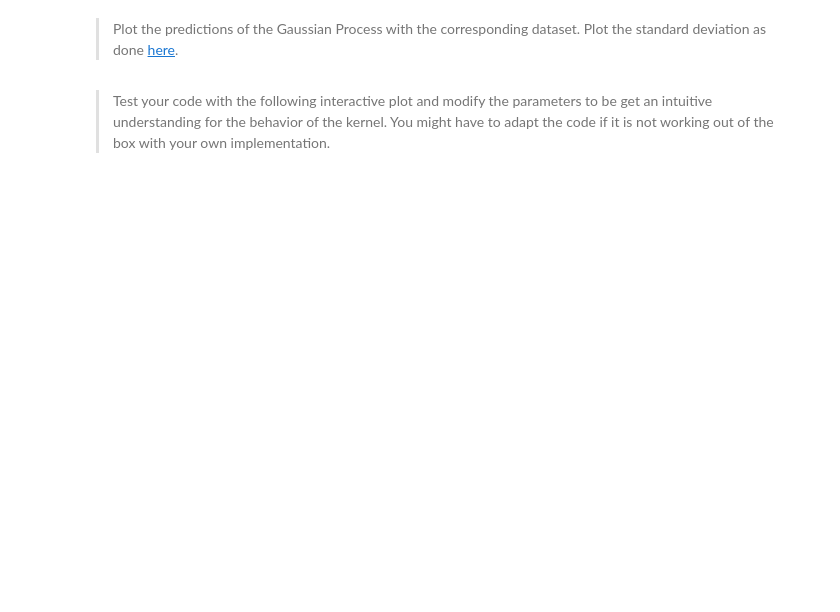
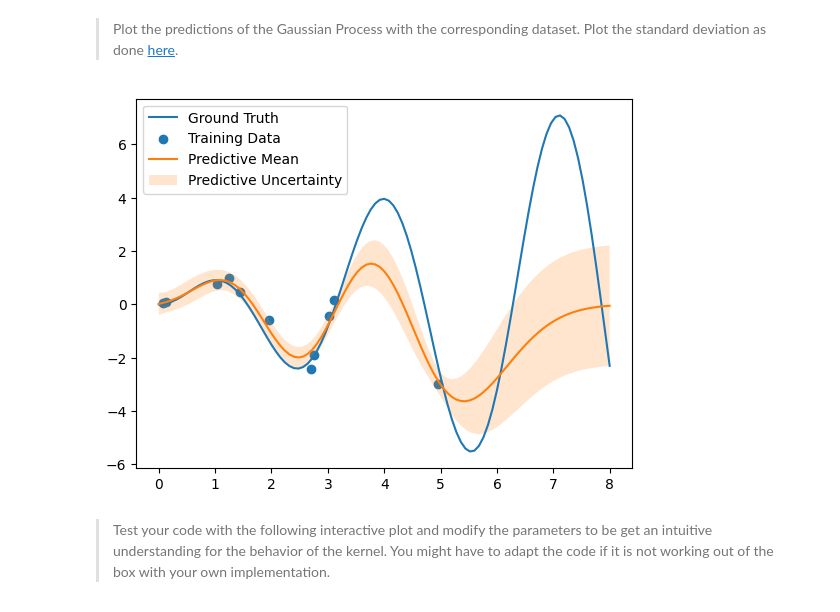
Before and after one commit to aalbayrak394/Pattern-Recognition-II, a Jupyter notebook: notebooks/02_gaussian_processes.ipynb, the cells around one changed output. Cells and saved outputs as stored; diff of their text form; code cells hidden in the pictures; blank space fills up the shorter version.

```diff
--- a/notebooks/02_gaussian_processes.ipynb
+++ b/notebooks/02_gaussian_processes.ipynb
@@ -118,2 +125,16 @@ class GaussianProcess(GaussianProcess):
+# %%
+class GaussianProcess(GaussianProcess):
+    def fit(self, X, y, noise=.1):
+        self.noise = noise
+        self.C = np.array([[self.kernel(x, y) for x in X] for y in X]) + noise * np.eye(len(X))
+        self.X = X
+        self.y = y
+
+    def predict_conditional(self, inp):
+        k = np.array([self.kernel(x, inp) for x in self.X])
+        c = self.kernel(inp, inp) + self.noise
+        mean = k.dot(np.linalg.solve(self.C, self.y))
+        var = c - k.dot(np.linalg.solve(self.C, k))
+        return mean, var
 # %% [markdown]
 > Plot the predictions of the Gaussian Process with the corresponding dataset. Plot the standard deviation as done [here](https://stackoverflow.com/questions/45136420/filling-range-of-graph-in-matplotlib).
@@ -124,3 +141,22 @@ class GaussianProcess(GaussianProcess):
+# %%
+# reinitialize the axis
+axis = np.linspace(0, 8, 101)
+
+gp = GaussianProcess(ExponentialCovariance(theta0=5))
+gp.fit(X, y)
+
+pred_list = [gp.predict_conditional(x) for x in axis]
+means, covs = zip(*pred_list)
+
+plt.plot(axis, ground_truth(axis), label='Ground Truth')
+plt.scatter(X, y, label='Training Data')
+plt.plot(axis, means, label='Predictive Mean')
+plt.fill_between(axis, means - np.sqrt(covs), means + np.sqrt(covs), alpha=0.2, label='Predictive Uncertainty')
+
+plt.legend()
+plt.show()
+# %% [output]
+[figure, added]
 # %% [markdown]
 > Test your code with the following interactive plot and modify the parameters to be get an intuitive understanding for the behavior of the kernel.
 > You might have to adapt the code if it is not working out of the box with your own implementation.
```
Also changed, not shown: parts of 11 cells of this notebook.
